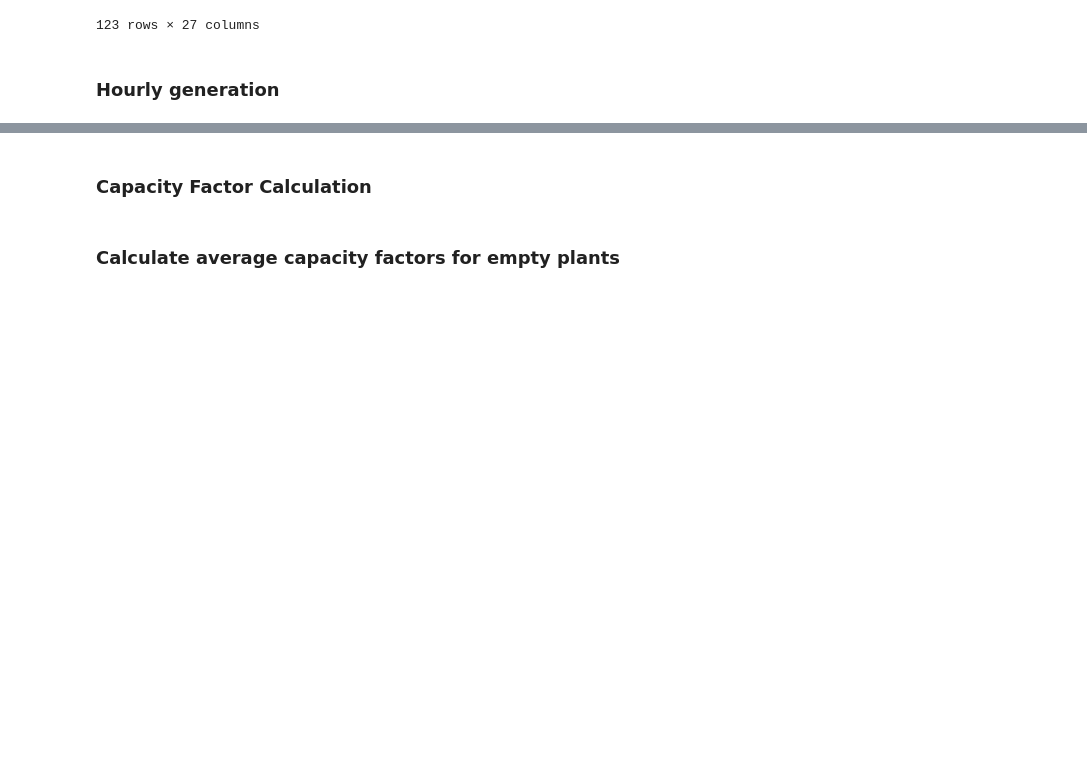
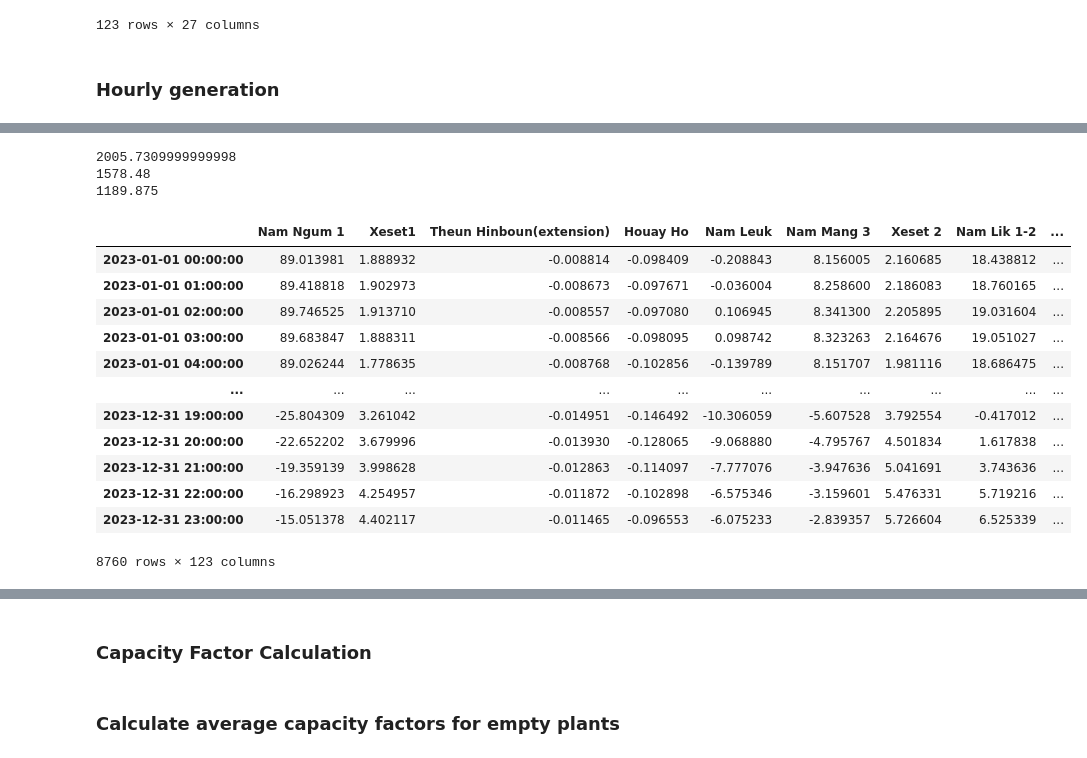
Before and after one commit to lukasschirren/GeoH2-prep-Laos, a Jupyter notebook: runoff_new_plants.ipynb, the cells around one changed output, grey strips where cells are left out. Drawn from its saved outputs; the diff is of its cells as text; code cells hidden in the pictures; blank space fills up the shorter version.

```diff
--- a/runoff_new_plants.ipynb
+++ b/runoff_new_plants.ipynb
@@ -374,0 +524,16 @@ merged_data_wet
+# %%
+# File path and sheet mappings
+excel_path = r'Raw_Spatial_Data\Load_profile.xlsx'
+sheets = {
+    'north': 'TimeSlices_Northern',
+    'centre': 'TimeSlices_Central',
+    'south': 'TimeSlices_Southern'
+}
+
+# Load and process load profiles
+zone_profiles = load_and_process_load_profiles(
+    excel_path=excel_path,
+    sheets=sheets,
+    monthly_columns=monthly_columns,
+    hours_in_month=hours_in_month
+)
@@ -374,0 +649,26 @@ merged_data_wet
+# %%
+# Distribute demand and subtract from generation
+net_generation = distribute_and_subtract_demand_v2(
+    hourly_generation=hourly_values_dry,  # Hourly generation DataFrame
+    zone_profiles=zone_profiles,         # Zone-specific hourly demand profiles
+    plants_data=plants_with_zones,       # Plant data with zones
+    zone_column="Area_new24"             # Zone column name
+)
+net_generation
+# %% [output]
+2005.7309999999998
+1578.48
+1189.875
+|  | Nam Ngum 1 | Xeset1 | Theun Hinboun(extension) | Houay Ho | Nam Leuk | Nam Mang 3 | Xeset 2 | Nam Lik 1-2 | ... |
+| 2023-01-01 00:00:00 | 89.013981 | 1.888932 | -0.008814 | -0.098409 | -0.208843 | 8.156005 | 2.160685 | 18.438812 | ... |
+| 2023-01-01 01:00:00 | 89.418818 | 1.902973 | -0.008673 | -0.097671 | -0.036004 | 8.258600 | 2.186083 | 18.760165 | ... |
+| 2023-01-01 02:00:00 | 89.746525 | 1.913710 | -0.008557 | -0.097080 | 0.106945 | 8.341300 | 2.205895 | 19.031604 | ... |
+| 2023-01-01 03:00:00 | 89.683847 | 1.888311 | -0.008566 | -0.098095 | 0.098742 | 8.323263 | 2.164676 | 19.051027 | ... |
+| 2023-01-01 04:00:00 | 89.026244 | 1.778635 | -0.008768 | -0.102856 | -0.139789 | 8.151707 | 1.981116 | 18.686475 | ... |
+| ... | ... | ... | ... | ... | ... | ... | ... | ... | ... |
+| 2023-12-31 19:00:00 | -25.804309 | 3.261042 | -0.014951 | -0.146492 | -10.306059 | -5.607528 | 3.792554 | -0.417012 | ... |
+| 2023-12-31 20:00:00 | -22.652202 | 3.679996 | -0.013930 | -0.128065 | -9.068880 | -4.795767 | 4.501834 | 1.617838 | ... |
+| 2023-12-31 21:00:00 | -19.359139 | 3.998628 | -0.012863 | -0.114097 | -7.777076 | -3.947636 | 5.041691 | 3.743636 | ... |
+| 2023-12-31 22:00:00 | -16.298923 | 4.254957 | -0.011872 | -0.102898 | -6.575346 | -3.159601 | 5.476331 | 5.719216 | ... |
+| 2023-12-31 23:00:00 | -15.051378 | 4.402117 | -0.011465 | -0.096553 | -6.075233 | -2.839357 | 5.726604 | 6.525339 | ... |
+8760 rows × 123 columns
```
Also changed, not shown: parts of 21 cells of this notebook, 2 other files.
